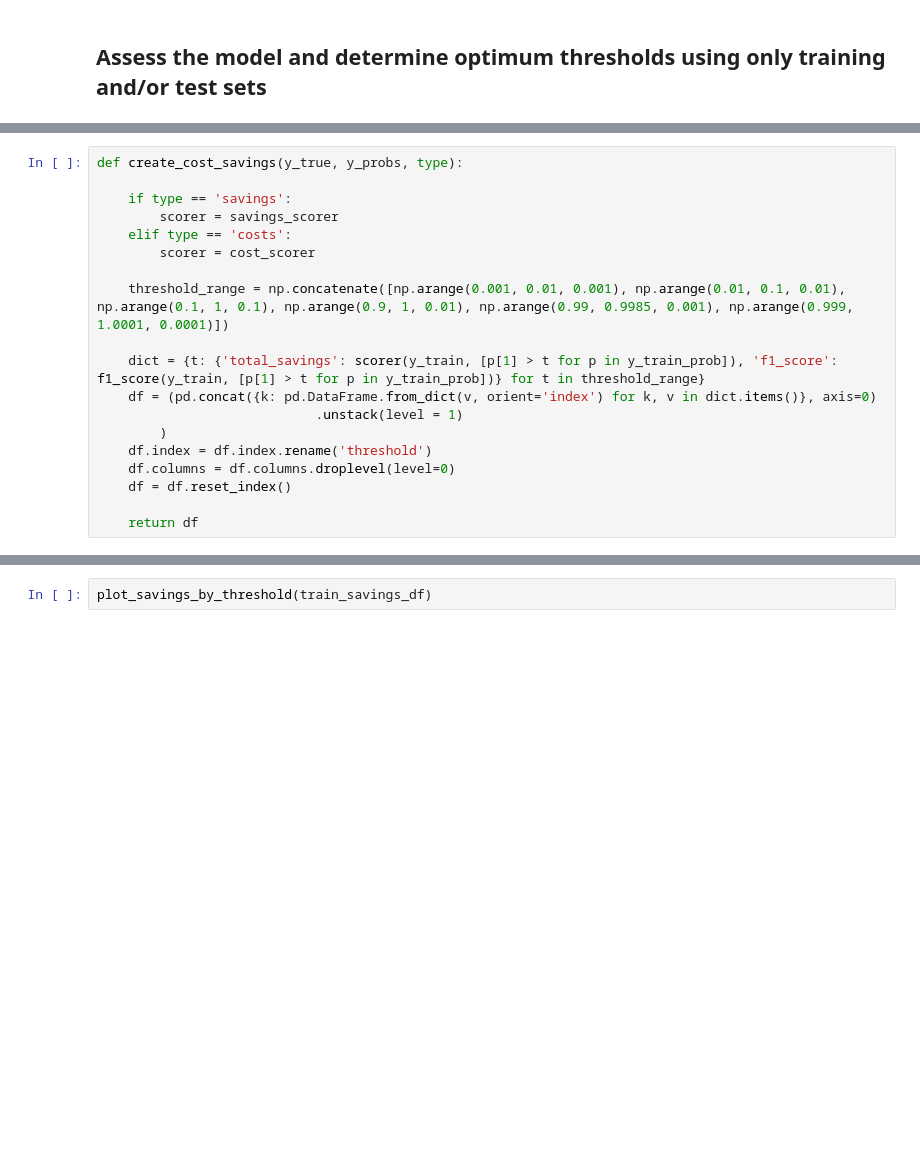
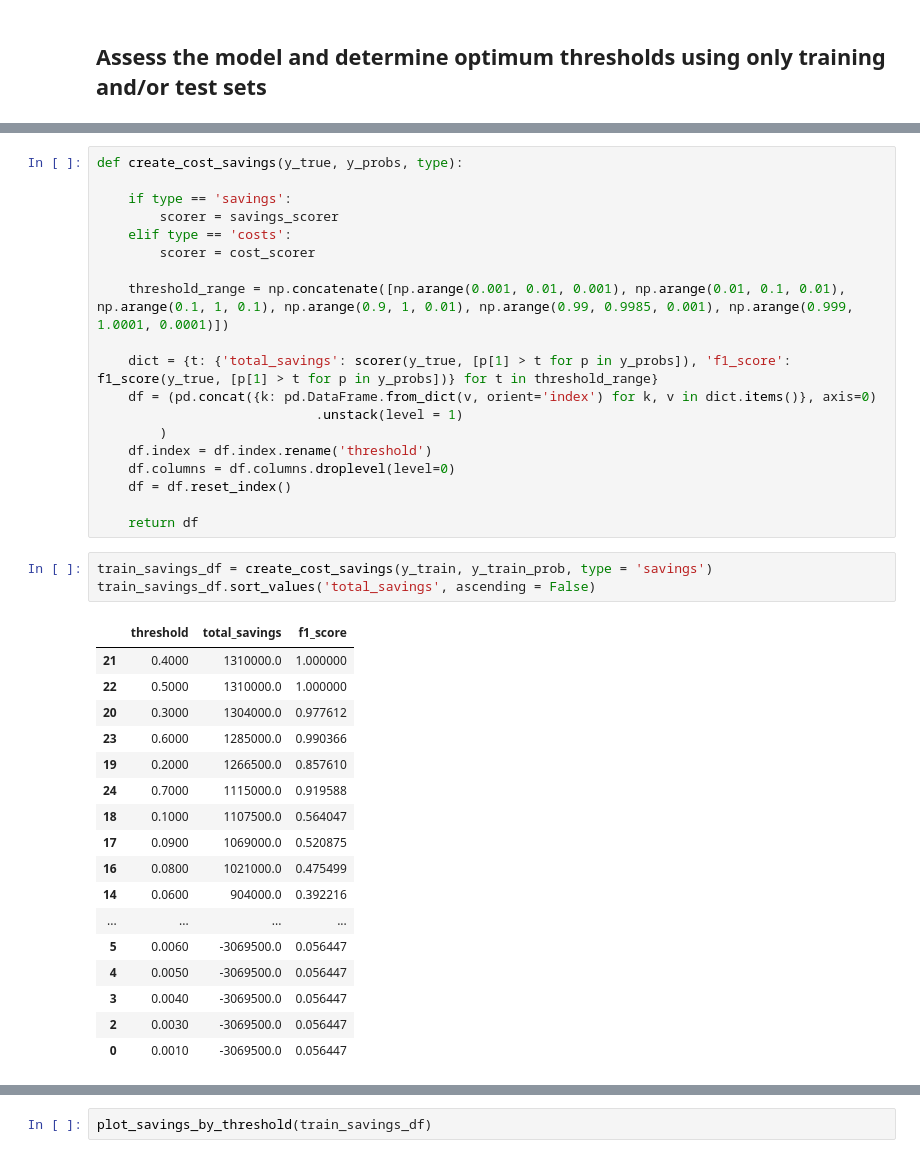
Before and after one commit to jrioross/big_g_express, a Jupyter notebook: notebooks/bg_06_cjh_refined_rfc_assessment.ipynb, the cells around one changed output, grey strips where cells are left out. Saved outputs shown, nothing was run; the diff lists cells and outputs as text; blank space fills up the shorter version.

```diff
--- a/notebooks/bg_06_cjh_refined_rfc_assessment.ipynb
+++ b/notebooks/bg_06_cjh_refined_rfc_assessment.ipynb
@@ -166,7 +163,7 @@ def create_cost_savings(y_true, y_probs, type):
 
     threshold_range = np.concatenate([np.arange(0.001, 0.01, 0.001), np.arange(0.01, 0.1, 0.01), np.arange(0.1, 1, 0.1), np.arange(0.9, 1, 0.01), np.arange(0.99, 0.9985, 0.001), np.arange(0.999, 1.0001, 0.0001)])
 
-    dict = {t: {'total_savings': scorer(y_train, [p[1] > t for p in y_train_prob]), 'f1_score': f1_score(y_train, [p[1] > t for p in y_train_prob])} for t in threshold_range}
+    dict = {t: {'total_savings': scorer(y_true, [p[1] > t for p in y_probs]), 'f1_score': f1_score(y_true, [p[1] > t for p in y_probs])} for t in threshold_range}
     df = (pd.concat({k: pd.DataFrame.from_dict(v, orient='index') for k, v in dict.items()}, axis=0)
                             .unstack(level = 1)
         )
@@ -175,4 +172,25 @@ def create_cost_savings(y_true, y_probs, type):
     df = df.reset_index()
 
     return df
+# %%
+train_savings_df = create_cost_savings(y_train, y_train_prob, type = 'savings')
+train_savings_df.sort_values('total_savings', ascending = False)
+# %% [output]
+|  | threshold | total_savings | f1_score |
+| 21 | 0.4000 | 1310000.0 | 1.000000 |
+| 22 | 0.5000 | 1310000.0 | 1.000000 |
+| 20 | 0.3000 | 1304000.0 | 0.977612 |
+| 23 | 0.6000 | 1285000.0 | 0.990366 |
+| 19 | 0.2000 | 1266500.0 | 0.857610 |
+| 24 | 0.7000 | 1115000.0 | 0.919588 |
+| 18 | 0.1000 | 1107500.0 | 0.564047 |
+| 17 | 0.0900 | 1069000.0 | 0.520875 |
+| 16 | 0.0800 | 1021000.0 | 0.475499 |
+| 14 | 0.0600 | 904000.0 | 0.392216 |
+| ... | ... | ... | ... |
+| 5 | 0.0060 | -3069500.0 | 0.056447 |
+| 4 | 0.0050 | -3069500.0 | 0.056447 |
+| 3 | 0.0040 | -3069500.0 | 0.056447 |
+| 2 | 0.0030 | -3069500.0 | 0.056447 |
+| 0 | 0.0010 | -3069500.0 | 0.056447 |
 # %%
```
Also changed, not shown: parts of 6 cells of this notebook, 5 other files.
